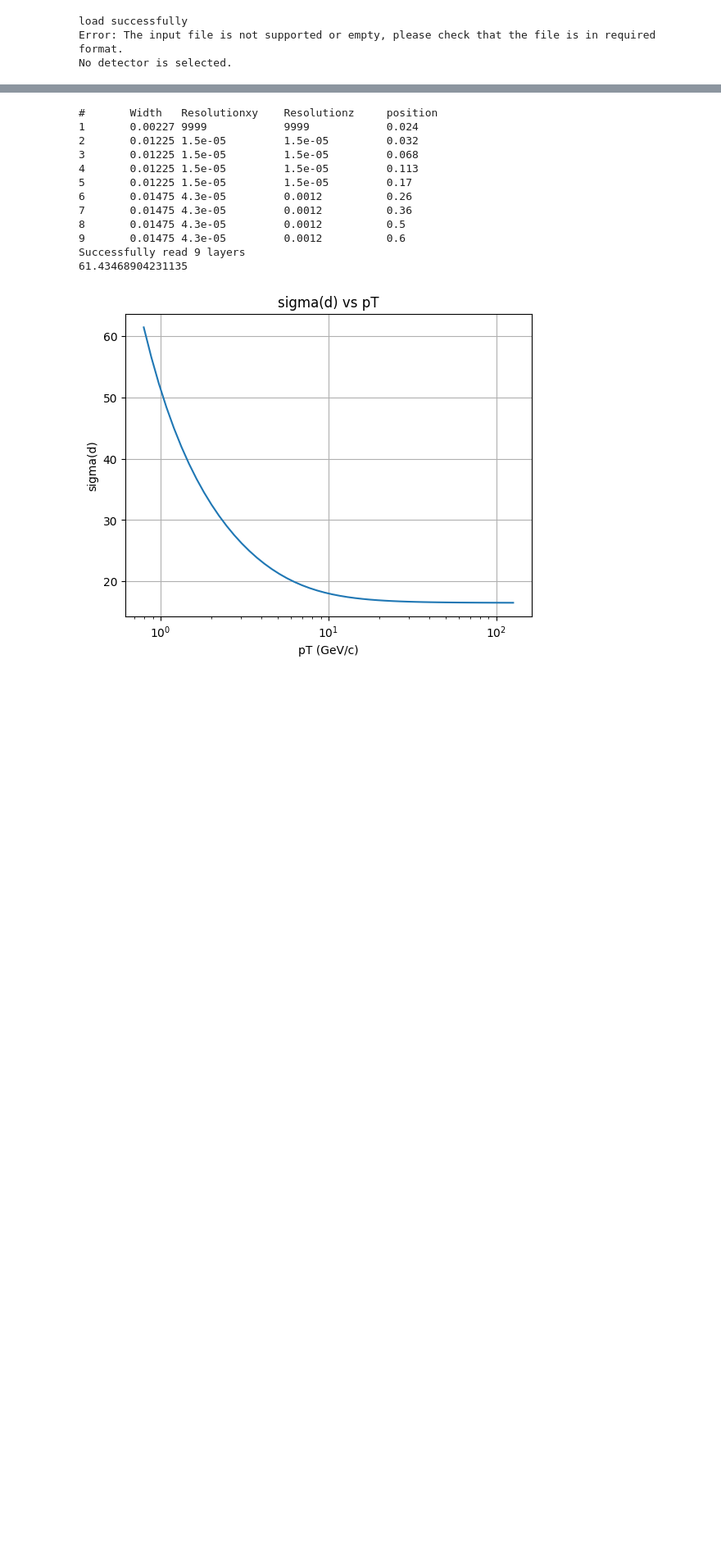
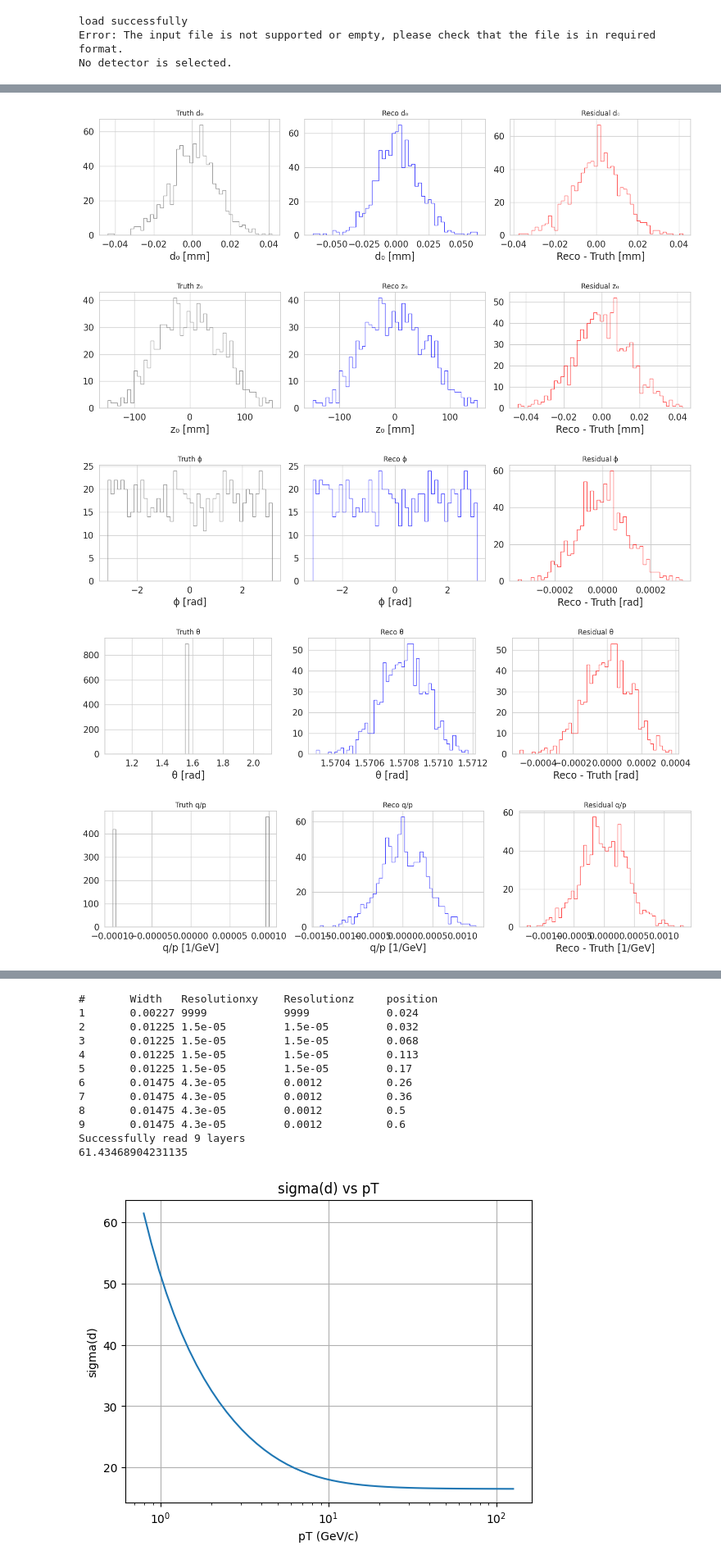
Before and after one commit to dlai211/iris-hep-log, a Jupyter notebook: TrackingResolution-3.0/TrackingResolution-3.0/trackingerror.py.ipynb, the cells around one changed output, grey strips where cells are left out. Shown at 82% size. Cells and saved outputs as stored; diff of their text form; code cells hidden in the pictures; blank space fills up the shorter version.

```diff
--- a/TrackingResolution-3.0/TrackingResolution-3.0/trackingerror.py.ipynb
+++ b/TrackingResolution-3.0/TrackingResolution-3.0/trackingerror.py.ipynb
@@ -315,0 +411,58 @@ No detector is selected.
+# %%
+import uproot
+import awkward as ak
+import matplotlib.pyplot as plt
+
+# Load the file and tree
+file = uproot.open("/data/jlai/iris-hep/output1/tracksummary_ckf.root")
+tree = file["tracksummary"]
+
+# Load relevant arrays
+arrays = tree.arrays([
+    "t_d0", "eLOC0_fit", "res_eLOC0_fit",
+    "t_z0", "eLOC1_fit", "res_eLOC1_fit",
+    "t_phi", "ePHI_fit", "res_ePHI_fit",
+    "t_theta", "eTHETA_fit", "res_eTHETA_fit",
+    "t_p", "eQOP_fit", "res_eQOP_fit",
+    "t_charge"
+])
+
+# Plotting helper
+def make_plot(truth, reco, resid, name, units=""):
+    truth = ak.flatten(truth)
+    reco = ak.flatten(reco)
+    resid = ak.flatten(resid)
+
+    fig, axs = plt.subplots(1, 3, figsize=(15, 4))
+    bins = 50
+
+    axs[0].hist(truth, bins=bins, histtype='step', color='gray', alpha=0.8)
+    axs[0].set_title(f"Truth {name}")
+    axs[0].set_xlabel(f"{name} [{units}]")
+
+    axs[1].hist(reco, bins=bins, histtype='step', color='blue', alpha=0.7)
+    axs[1].set_title(f"Reco {name}")
+    axs[1].set_xlabel(f"{name} [{units}]")
+
+    axs[2].hist(resid, bins=bins, histtype='step', color='red', alpha=0.7)
+    axs[2].set_title(f"Residual {name}")
+    axs[2].set_xlabel(f"Reco - Truth [{units}]")
+
+    plt.tight_layout()
+    plt.show()
+
+# Plot each
+make_plot(arrays["t_d0"], arrays["eLOC0_fit"], arrays["res_eLOC0_fit"], "d₀", "mm")
+make_plot(arrays["t_z0"], arrays["eLOC1_fit"], arrays["res_eLOC1_fit"], "z₀", "mm")
+make_plot(arrays["t_phi"], arrays["ePHI_fit"], arrays["res_ePHI_fit"], "ϕ", "rad")
+make_plot(arrays["t_theta"], arrays["eTHETA_fit"], arrays["res_eTHETA_fit"], "θ", "rad")
+
+# Compute t_qop = q/p (charge over momentum)
+t_qop = arrays["t_charge"] / arrays["t_p"]
+make_plot(t_qop, arrays["eQOP_fit"], arrays["res_eQOP_fit"], "q/p", "1/GeV")
+# %% [output]
+[figure, added]
+[figure, added]
+[figure, added]
+[figure, added]
+[figure, added]
```
Also changed, not shown: parts of 13 cells of this notebook, 3 other files.
